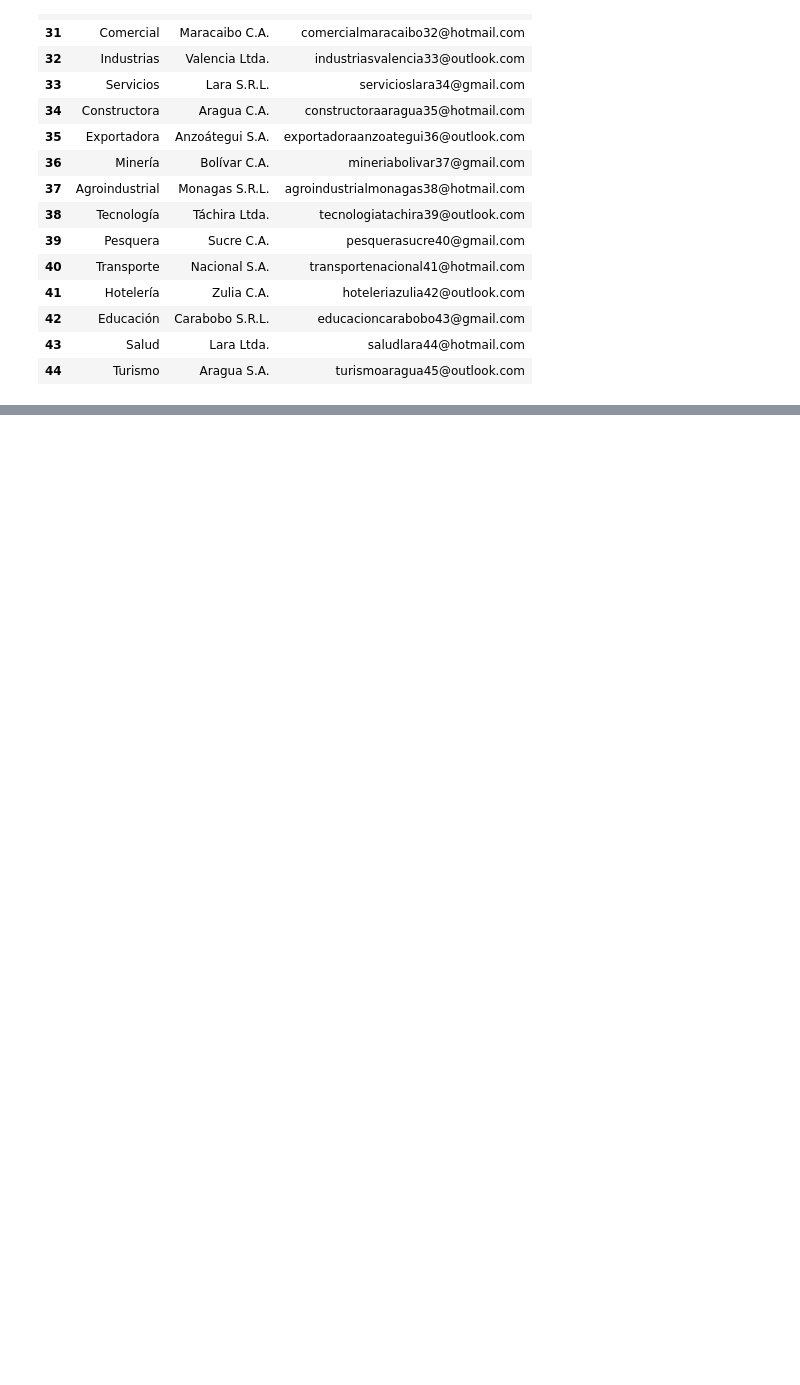
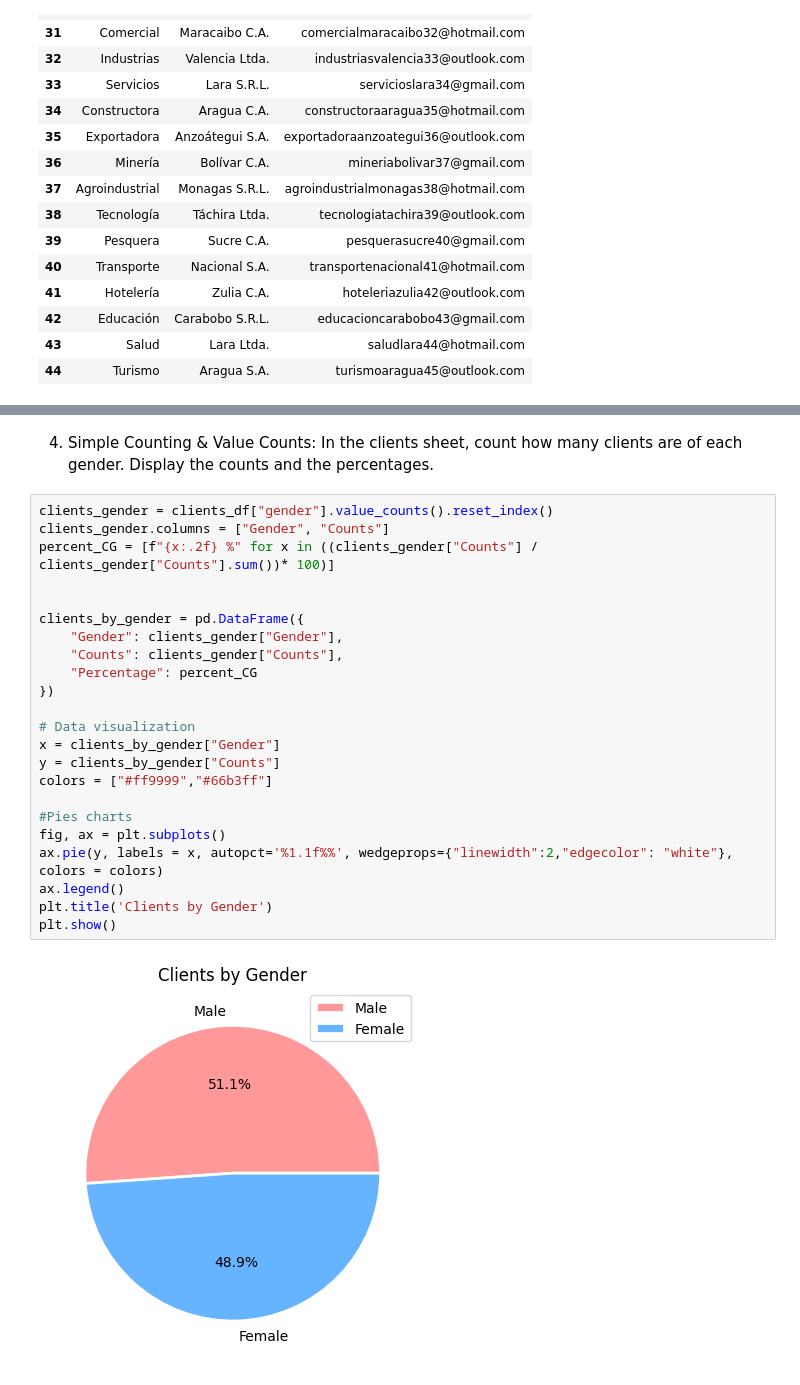
Before and after one commit to EumT07/ac-service-tracker-mvp, a Jupyter notebook: data_generator/data_analyst.ipynb, the cells around one changed output, grey strips where cells are left out. Drawn from its saved outputs; the diff is of its cells as text; blank space fills up the shorter version.

```diff
--- a/data_generator/data_analyst.ipynb
+++ b/data_generator/data_analyst.ipynb
@@ -158,0 +191,27 @@ clients_df.loc[commercial_clients, ["first_name","last_name","email"]]
+# %% [markdown]
+4. Simple Counting & Value Counts: In the clients sheet, count how many clients are of each gender. Display the counts and the percentages.
+# %%
+clients_gender = clients_df["gender"].value_counts().reset_index()
+clients_gender.columns = ["Gender", "Counts"]
+percent_CG = [f"{x:.2f} %" for x in ((clients_gender["Counts"] / clients_gender["Counts"].sum())* 100)]
+
+
+clients_by_gender = pd.DataFrame({
+    "Gender": clients_gender["Gender"],
+    "Counts": clients_gender["Counts"],
+    "Percentage": percent_CG
+})
+
+# Data visualization
+x = clients_by_gender["Gender"]
+y = clients_by_gender["Counts"]
+colors = ["#ff9999","#66b3ff"]
+
+#Pies charts
+fig, ax = plt.subplots()
+ax.pie(y, labels = x, autopct='%1.1f%%', wedgeprops={"linewidth":2,"edgecolor": "white"}, colors = colors)
+ax.legend()
+plt.title('Clients by Gender')
+plt.show()
+# %% [output]
+[figure, added]
```
Also changed, not shown: parts of 18 cells of this notebook.
